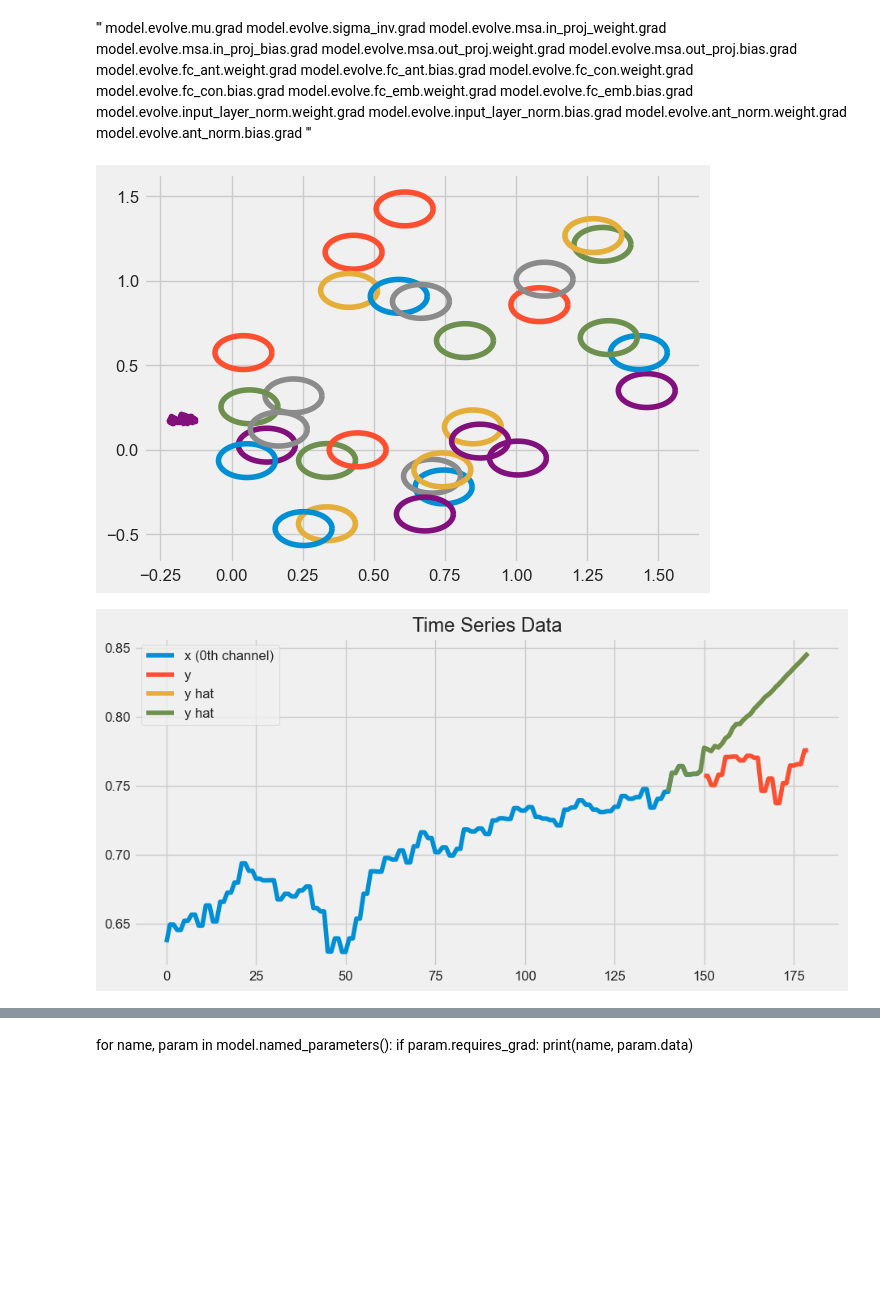
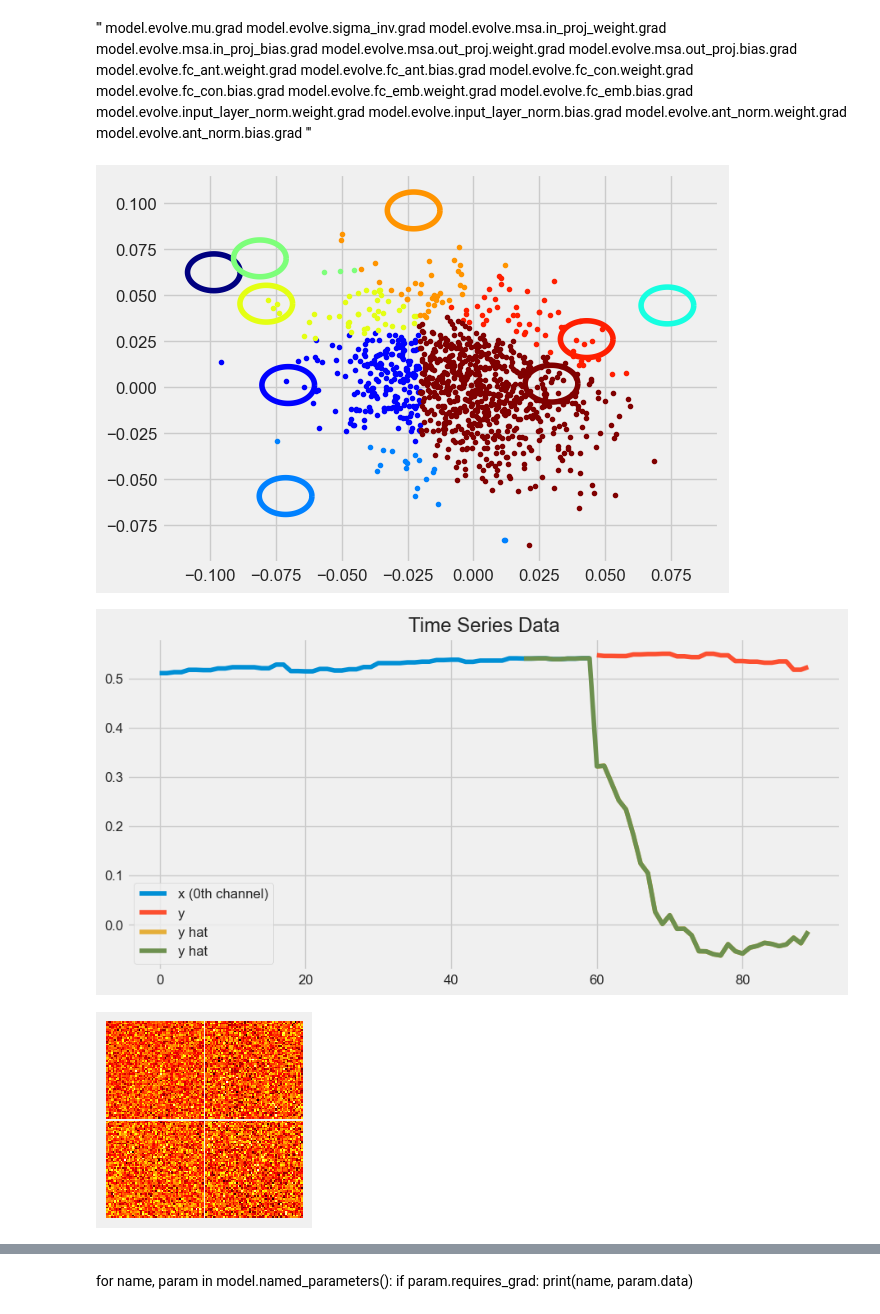
Before and after one commit to mihaozbot/Fuzzy-transformer, a Jupyter notebook: LSTM/LSTM_evolving_VAE_doma.ipynb, the cells around one changed output, grey strips where cells are left out. Saved outputs shown, nothing was run; the diff lists cells and outputs as text; code cells hidden in the pictures; blank space fills up the shorter version.

```diff
--- a/LSTM/LSTM_evolving_VAE_doma.ipynb
+++ b/LSTM/LSTM_evolving_VAE_doma.ipynb
@@ -6,7 +6,7 @@ from importlib import reload
 import data.dataclass_module as dataclass_module
 reload(dataclass_module)
 
-input_length = 150
+input_length = 60
 output_length = 30
 output_steps_ahead = 1
 database = dataclass_module.StockData(input_length,output_length,output_steps_ahead)
@@ -68,7 +68,7 @@ class Stockdataset(Dataset):
         return self.data[index : index+self.seq_len], self.data[index+self.seq_len+1: index+self.seq_len+self.out_len+1,0]
 '''
 
-size_training = int(len(database.data_norm)*0.70)
+size_training = int(len(database.data_norm)*0.80)
 size_test = len(database.data_norm) - size_training
 data_train, data_test = database.data_norm[0:size_training,:], database.data_norm[size_training:len(database.data_norm),:]
 
@@ -83,7 +83,7 @@ print(test_dataset.__getitem__(1)[0].shape)
 print(train_dataset.__getitem__(1)[0].shape)
 print(whole_dataset.__getitem__(0)[0].shape)
 
-training_batch_size = 513; #513
+training_batch_size = 1013; #513
 batch_size = training_batch_size
 train_dataloader = DataLoader(train_dataset, batch_size, drop_last = True, shuffle=True) #drop_last = True ignores last batch is data is not divisable by batch_size
 test_dataloader = DataLoader(test_dataset, batch_size, drop_last = True, shuffle=True)
@@ -238,6 +248,17 @@ class CosinePositionalEncoding(nn.Module):
         x = self.embedding(x)
         x_embed = x + pos_embedding
         return x, x_embed
+# %%
+class SpatialAttention(nn.Module):
+    def __init__(self, input_dim):
+        super(SpatialAttention, self).__init__()
+        self.linear = nn.Linear(input_dim, 1)
+
+    def forward(self, x):
+        scores = self.linear(x)
+        weights = torch.softmax(scores, dim=1)
+        out = weights * x
+        return out, weights
 # %%
 import torch.nn as nn
 
@@ -296,21 +321,18 @@ class Evolver(nn.Module):
         return self.y, x_recon
 # %%
 
-
 par_num_heads = 4
-par_num_clusters = 30
+par_num_clusters = 9
 par_input_channels = 4
-par_embed_dim = 12 #Must be devisible by 2 due to embedding and by the par_num_heads
+par_embed_dim = 256 #Must be devisible by 2 due to embedding and by the par_num_heads
 par_output_dim = 1
 par_hidden_size = 512
 par_num_layers = 1
 par_order = 10
-par_exogenous_dim = output_length
-par_regressor_dim = par_order+1
-par_latent_dim = 3
+par_exogenous_dim = 3
+par_regressor_dim = par_order+par_exogenous_dim
+par_latent_dim = 2
 par_input_length = input_length
 par_output_length = output_length
 par_min_clump = 0
 par_max_clump = 10
-model = Evolver(batch_size, par_input_channels, par_input_length, par_output_dim, par_output_length, par_hidden_size, par_num_layers,
-                  par_num_heads,par_embed_dim, par_num_clusters, par_regressor_dim, par_exogenous_dim, par_order, par_latent_dim, par_min_clump,par_max_clump).to(device)
@@ -508,6 +559,7 @@ model.evolve.ant_norm.bias.grad
 '''
 # %%
 import matplotlib.pyplot as plt
+from IPython.display import clear_output
 
 def test(dataloader,epoch):
     loss_sum = 0
@@ -522,40 +574,44 @@ def test(dataloader,epoch):
                 out, x_recon = model(x)
                 loss = loss_fun_con(out.reshape(batch_size, par_output_dim, -1), y.reshape(batch_size, par_output_dim, -1))
                 loss_sum = loss_sum + loss.item()
+                # Clear the console
+                clear_output(wait=True)
 
                 # Display clustering and membership
                 display_module.display_clustering(model.evolve.sigma_inv, model.evolve.mu, model.z.detach().cpu().numpy())
                 display_module.display_membership(model.evolve.compute_psi(model.z).detach().cpu().numpy(), model.z.detach().cpu().numpy(),epoch)
 
                 # Extract the first channel from x and reshape the tensors
-                x = x[:, :, 0].cpu().numpy()
+                x = x[:, :, 0].detach().cpu().numpy()
                 #x_recon = x_recon[:, 0, :].cpu().numpy()
-                y = y.cpu().numpy()
-                out = out[:, 0, :].cpu().numpy()
+                y = y.detach().cpu().numpy()
+                out = out[:, 0, :].detach().cpu().numpy()
 
                 # Create time indices for the data
                 time_indices_x = range(x.shape[1])
                 time_indices_y = range(x.shape[1], x.shape[1] + y.shape[1])
                 time_indices_y_all = range(x.shape[1]-par_order, x.shape[1] + y.shape[1])
 
                 # Plot x (0th channel) and x_recon
                 plt.figure(figsize=(10, 5))
                 plt.plot(time_indices_x, x[-1], label='x (0th channel)')
                 #plt.plot(time_indices_x, x_recon[0], label='x_recon')
 
                 # Plot y and out
                 plt.plot(time_indices_y, y[-1], label='y')
                 plt.plot(time_indices_y, out[-1], label='y hat')
-                plt.plot(time_indices_y_all, model.evolve.y_LLM_all[-1, 0, :].cpu().numpy(), label='y hat')
+                plt.plot(time_indices_y_all, model.evolve.y_LLM_all[-1, 0, :].detach().cpu().numpy(), label='y hat')
                 plt.legend()
                 plt.title('Time Series Data')
                 plt.show()
-
+                display_module.visualize_attention_weights(model.att_weights[0].detach().cpu().unsqueeze(0),epoch)
+                plt.show()
         print(f"Test loss: {loss_sum:>7f}")
 
     return loss_sum
 
 loss_test = test(test_dataloader,0)
 # %% [output]
-[figure, old version]
+[figure, new version]
-[figure, old version]
+[figure, new version]
+[figure, added]
```
Also changed, not shown: parts of 15 cells of this notebook, 11 other files.
